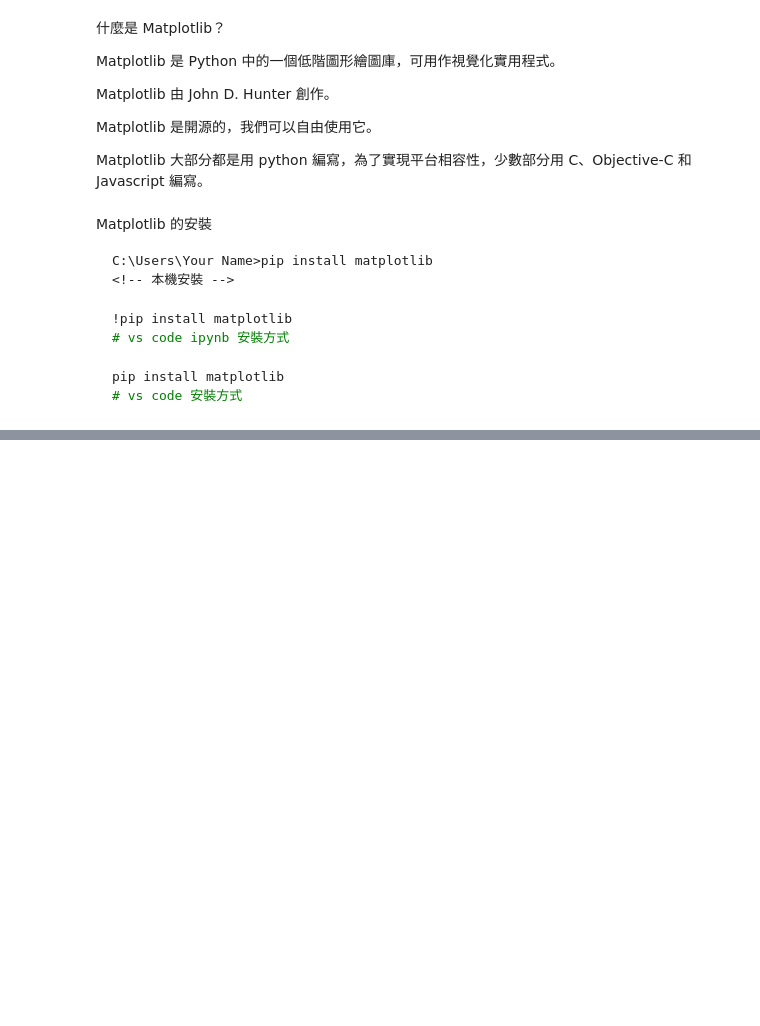
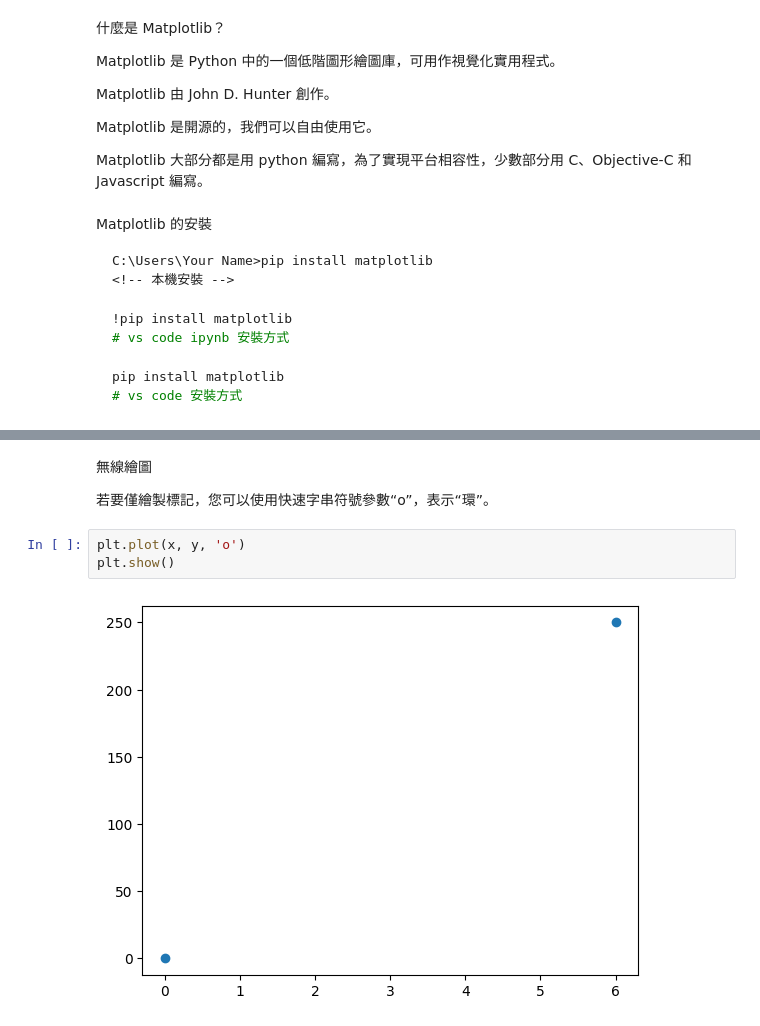
Before and after one commit to xiang0105/Python, a Jupyter notebook: Python_Practise/Matplotlib/Matplotlib.ipynb, the cells around one changed output, grey strips where cells are left out. Cells and saved outputs as stored; diff of their text form; blank space fills up the shorter version.

```diff
--- a/Python_Practise/Matplotlib/Matplotlib.ipynb
+++ b/Python_Practise/Matplotlib/Matplotlib.ipynb
@@ -44,0 +62,9 @@ import
+# %% [markdown]
+無線繪圖
+
+若要僅繪製標記，您可以使用快速字串符號參數“o”，表示“環”。
+# %%
+plt.plot(x, y, 'o')
+plt.show()
+# %% [output]
+[figure, added]
```
Also changed, not shown: parts of 73 cells of this notebook.
